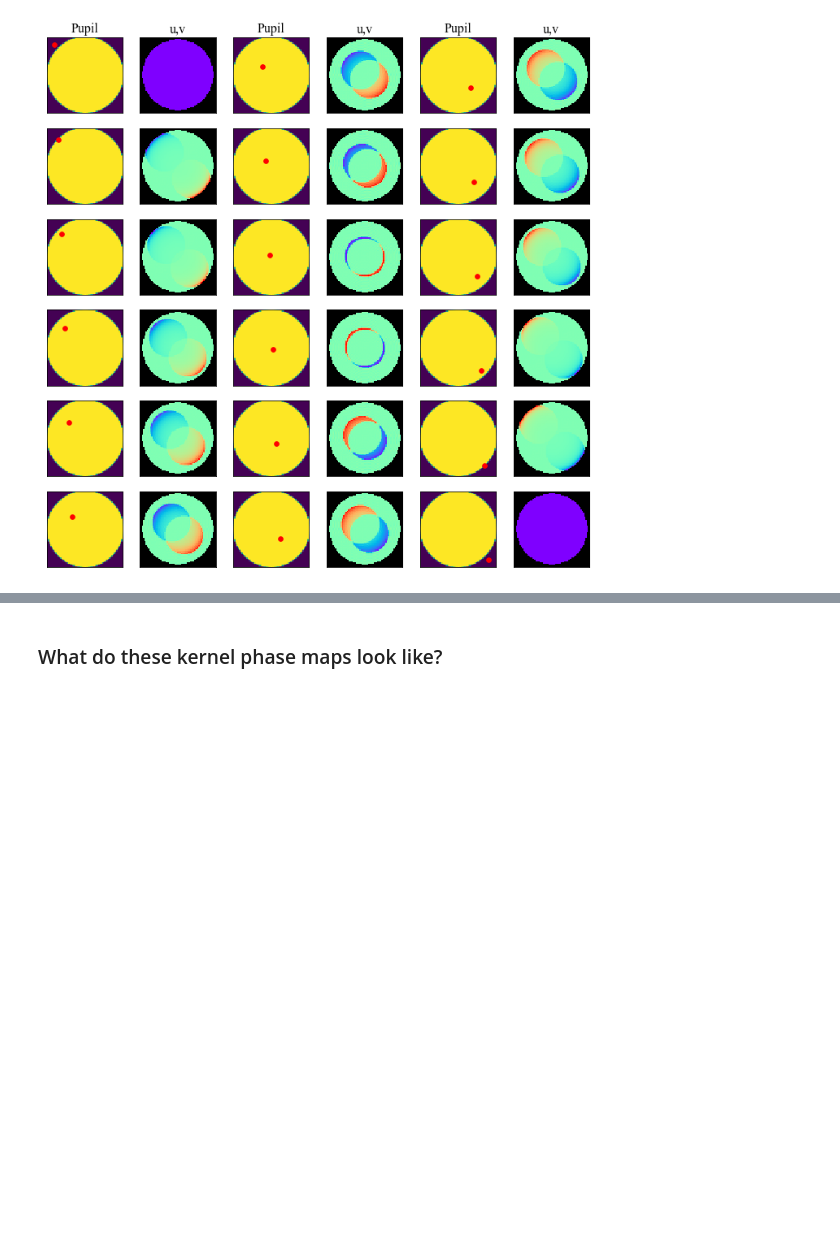
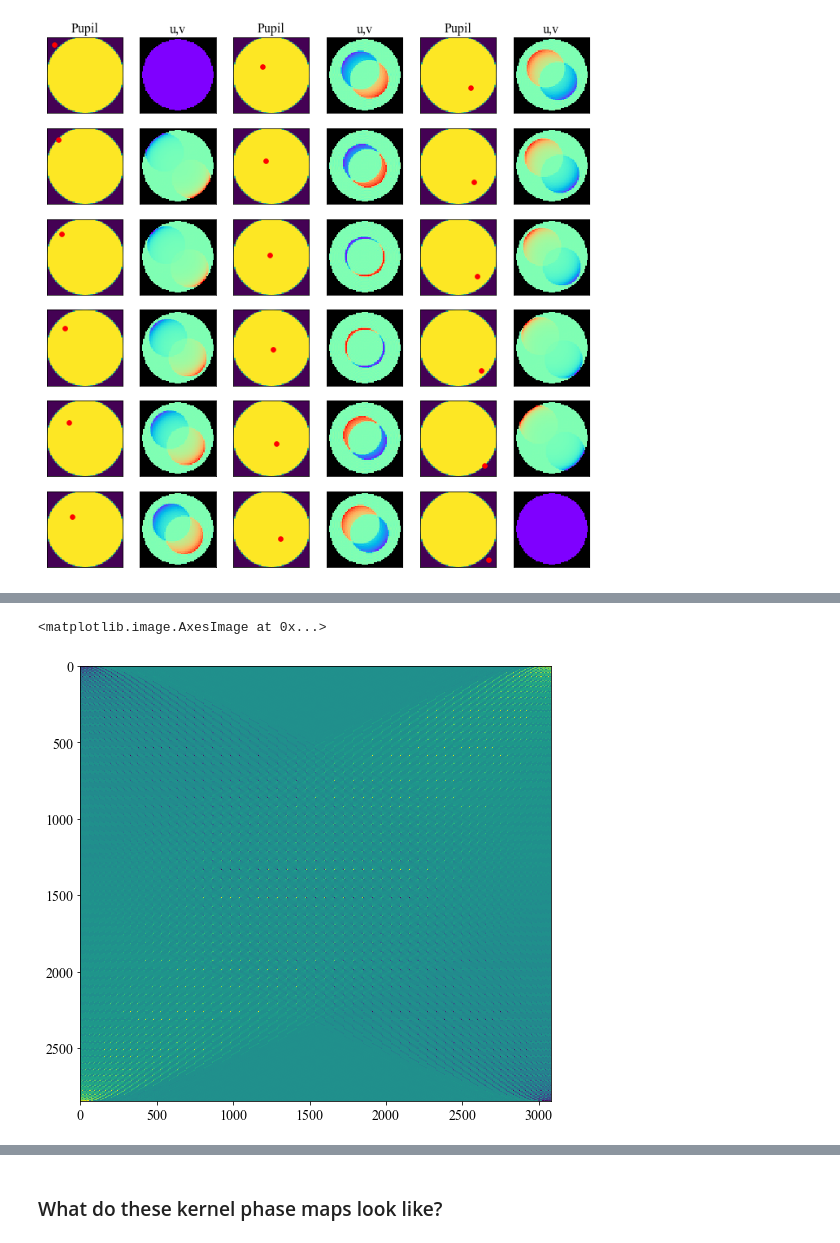
Before and after one commit to LouisDesdoigts/morphine, a Jupyter notebook: notebooks/morphine_uv.ipynb, the cells around one changed output, grey strips where cells are left out. Cells and saved outputs as stored; diff of their text form; code cells hidden in the pictures; blank space fills up the shorter version.

```diff
--- a/notebooks/morphine_uv.ipynb
+++ b/notebooks/morphine_uv.ipynb
@@ -122,9 +101,17 @@ arcsec2rad*psf.pixelscale * psf.shape[0] / 2.e-6*2*osys.planes[0].pupil_diam
 # %% [output]
 DeviceArray(21.816616, dtype=float32)
 # %%
-def calc_uv(wavefront,osys,npix=128):
-    nlamd = arcsec2rad*wavefront.pixelscale * wavefront.shape[0] / 2.e-6*2*osys.planes[0].pupil_diam
-    pupil = wavefront.amplitude**2.
+RADIUS = 2.0 # meters
+WAVELENGTH = 2.0e-6 # meters
+PIXSCALE = 0.02 # arcsec / pix
+FOV = 4 # arcsec
+NWAVES = 1.0
+NPIX = 64
+
+
+def calc_uv(wavefront,opsys,npix=128):
+    nlamd = arcsec2rad*wavefront.pixelscale * wavefront.shape[0] / WAVELENGTH*2*opsys.planes[0].pupil_diam
+    pupil = wavefront.intensity
     return minimal_dft(pupil, nlamd, npix)
 # %%
 uv = calc_uv(psf,osys)
@@ -397,0 +379,6 @@ plt
+# %%
+fig = plt.figure(figsize=(12.0,8.0))
+plt.imshow((transfer),interpolation=None)
+# %% [output]
+<matplotlib.image.AxesImage at 0x...>
+[figure, added]
```
Also changed, not shown: parts of 50 cells of this notebook, 4 other files.
